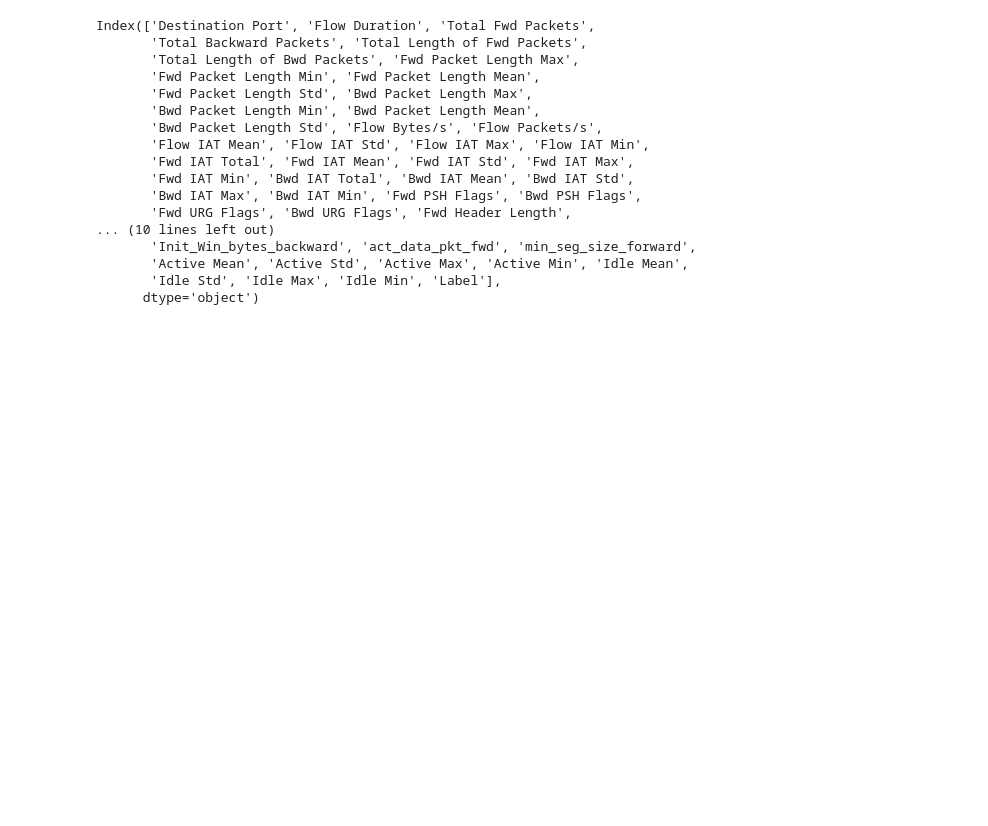
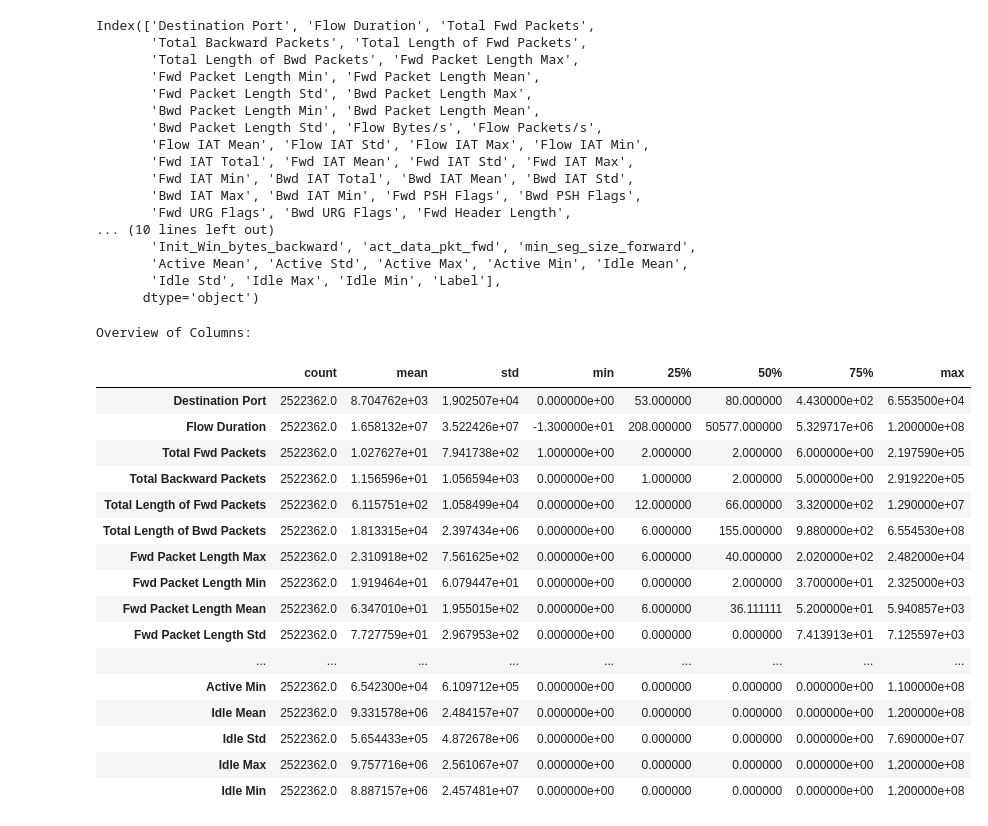
Before and after one commit to Shamiul-693/Intrusion-Detection-System-Using-Machine-Learning-CIC-IDS--2017-dataset-, a Jupyter notebook: Intrusion_Detection_System_Using_Machine_Learning_(CIC_IDS_2017).ipynb, the cells around one changed output. Cells and saved outputs as stored; diff of their text form; code cells hidden in the pictures; blank space fills up the shorter version.

```diff
--- a/Intrusion_Detection_System_Using_Machine_Learning_(CIC_IDS_2017).ipynb
+++ b/Intrusion_Detection_System_Using_Machine_Learning_(CIC_IDS_2017).ipynb
@@ -289,3 +289,27 @@ Index(['Destination Port', 'Flow Duration', 'Total Fwd Packets',
        'Active Mean', 'Active Std', 'Active Max', 'Active Min', 'Idle Mean',
        'Idle Std', 'Idle Max', 'Idle Min', 'Label'],
       dtype='object')
+# %%
+pd.options.display.max_rows = 80
+
+print('Overview of Columns:')
+df.describe().transpose()
+# %% [output]
+Overview of Columns:
+|  | count | mean | std | min | 25% | 50% | 75% | max |
+| Destination Port | 2522362.0 | 8.704762e+03 | 1.902507e+04 | 0.000000e+00 | 53.000000 | 80.000000 | 4.430000e+02 | 6.553500e+04 |
+| Flow Duration | 2522362.0 | 1.658132e+07 | 3.522426e+07 | -1.300000e+01 | 208.000000 | 50577.000000 | 5.329717e+06 | 1.200000e+08 |
+| Total Fwd Packets | 2522362.0 | 1.027627e+01 | 7.941738e+02 | 1.000000e+00 | 2.000000 | 2.000000 | 6.000000e+00 | 2.197590e+05 |
+| Total Backward Packets | 2522362.0 | 1.156596e+01 | 1.056594e+03 | 0.000000e+00 | 1.000000 | 2.000000 | 5.000000e+00 | 2.919220e+05 |
+| Total Length of Fwd Packets | 2522362.0 | 6.115751e+02 | 1.058499e+04 | 0.000000e+00 | 12.000000 | 66.000000 | 3.320000e+02 | 1.290000e+07 |
+| Total Length of Bwd Packets | 2522362.0 | 1.813315e+04 | 2.397434e+06 | 0.000000e+00 | 6.000000 | 155.000000 | 9.880000e+02 | 6.554530e+08 |
+| Fwd Packet Length Max | 2522362.0 | 2.310918e+02 | 7.561625e+02 | 0.000000e+00 | 6.000000 | 40.000000 | 2.020000e+02 | 2.482000e+04 |
+| Fwd Packet Length Min | 2522362.0 | 1.919464e+01 | 6.079447e+01 | 0.000000e+00 | 0.000000 | 2.000000 | 3.700000e+01 | 2.325000e+03 |
+| Fwd Packet Length Mean | 2522362.0 | 6.347010e+01 | 1.955015e+02 | 0.000000e+00 | 6.000000 | 36.111111 | 5.200000e+01 | 5.940857e+03 |
+| Fwd Packet Length Std | 2522362.0 | 7.727759e+01 | 2.967953e+02 | 0.000000e+00 | 0.000000 | 0.000000 | 7.413913e+01 | 7.125597e+03 |
+| ... | ... | ... | ... | ... | ... | ... | ... | ... |
+| Active Min | 2522362.0 | 6.542300e+04 | 6.109712e+05 | 0.000000e+00 | 0.000000 | 0.000000 | 0.000000e+00 | 1.100000e+08 |
+| Idle Mean | 2522362.0 | 9.331578e+06 | 2.484157e+07 | 0.000000e+00 | 0.000000 | 0.000000 | 0.000000e+00 | 1.200000e+08 |
+| Idle Std | 2522362.0 | 5.654433e+05 | 4.872678e+06 | 0.000000e+00 | 0.000000 | 0.000000 | 0.000000e+00 | 7.690000e+07 |
+| Idle Max | 2522362.0 | 9.757716e+06 | 2.561067e+07 | 0.000000e+00 | 0.000000 | 0.000000 | 0.000000e+00 | 1.200000e+08 |
+| Idle Min | 2522362.0 | 8.887157e+06 | 2.457481e+07 | 0.000000e+00 | 0.000000 | 0.000000 | 0.000000e+00 | 1.200000e+08 |
```
Also changed, not shown: parts of 1 cell of this notebook.
